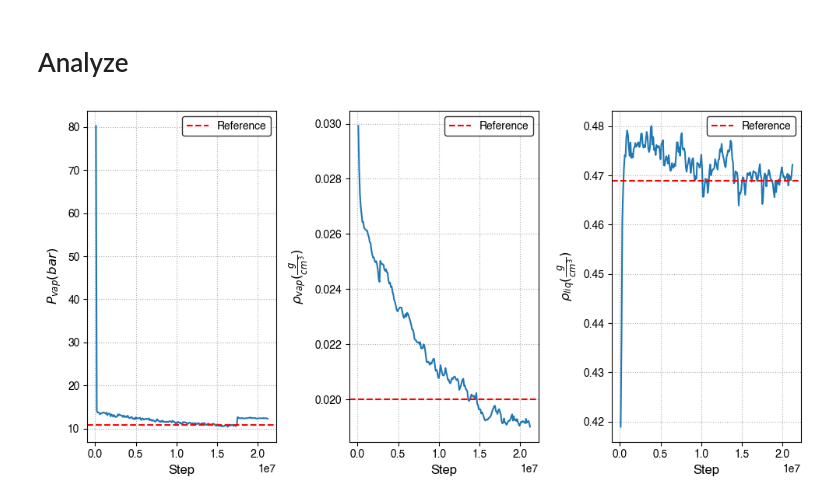
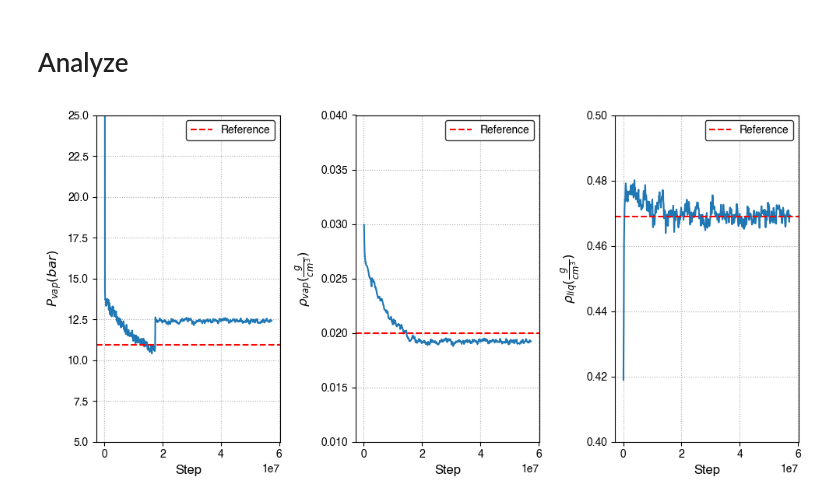
Before and after one commit to ahy3nz/mosdef_trappe, a Jupyter notebook: mosdef_trappe/simulate_VLE.ipynb, the cells around one changed output. Drawn from its saved outputs; the diff is of its cells as text; code cells hidden in the pictures.

```diff
--- a/mosdef_trappe/simulate_VLE.ipynb
+++ b/mosdef_trappe/simulate_VLE.ipynb
@@ -57,6 +57,8 @@ vapor5_df = gomc_functions.dat_to_df('pre-computed/Blk_restart4_BOX_0.dat')
 liquid5_df = gomc_functions.dat_to_df('pre-computed/Blk_restart4_BOX_1.dat')
 vapor6_df = gomc_functions.dat_to_df('pre-computed/Blk_restart5_BOX_0.dat')
 liquid6_df = gomc_functions.dat_to_df('pre-computed/Blk_restart5_BOX_1.dat')
+vapor7_df = gomc_functions.dat_to_df('pre-computed/Blk_restart6_BOX_0.dat')
+liquid7_df = gomc_functions.dat_to_df('pre-computed/Blk_restart6_BOX_1.dat')
 
 vapor2_df['#STEPS'] += vapor_df.iloc[-1]['#STEPS']
 liquid2_df['#STEPS'] += liquid_df.iloc[-1]['#STEPS']
@@ -82,34 +84,42 @@ vapor6_df['#STEPS'] += vapor_df.iloc[-1]['#STEPS']
 liquid6_df['#STEPS'] += liquid_df.iloc[-1]['#STEPS']
 vapor_df = vapor_df.append(vapor6_df)
 liquid_df = liquid_df.append(liquid6_df)
+
+vapor7_df['#STEPS'] += vapor_df.iloc[-1]['#STEPS']
+liquid7_df['#STEPS'] += liquid_df.iloc[-1]['#STEPS']
+vapor_df = vapor_df.append(vapor7_df)
+liquid_df = liquid_df.append(liquid7_df)
 # %%
 with matplotlib.rc_context(fname='pre-computed/matplotlibrc'):
     fig, ax = plt.subplots(1,3, figsize=(10,5))
     ax[0].plot(vapor_df['#STEPS'], vapor_df['PRESSURE'])
     ax[0].axhline(statepoint['P_vap'].in_units(u.bar).value, label='Reference',
                  color='red', linestyle='--')
     ax[0].set_ylabel(r"$P_{vap}(bar)$")
     ax[0].set_xlabel("Step")
     ax[0].ticklabel_format(axis='x', style='sci', scilimits=(0,0))
+    ax[0].set_ylim([5, 25])
     ax[0].legend()
 
     ax[1].plot(vapor_df['#STEPS'], vapor_df['TOT_DENS'])
     ax[1].axhline(statepoint['rho_vap'].in_units(u.g/u.cm**3).value, label='Reference',
                  color='red', linestyle='--')
     ax[1].set_ylabel(r"$\rho_{vap} (\frac{g}{cm^3})$")
     ax[1].set_xlabel("Step")
     ax[1].ticklabel_format(axis='x', style='sci', scilimits=(0,0))
+    ax[1].set_ylim([0.01,0.04])
     ax[1].legend()
 
     ax[2].plot(liquid_df['#STEPS'], liquid_df['TOT_DENS'])
     ax[2].axhline(statepoint['rho_liq'].in_units(u.g/u.cm**3).value, label='Reference',
                  color='red', linestyle='--')
     ax[2].set_ylabel(r"$\rho_{liq} (\frac{g}{cm^3})$")
     ax[2].set_xlabel("Step")
     ax[2].ticklabel_format(axis='x', style='sci', scilimits=(0,0))
+    ax[2].set_ylim([0.4, 0.5])
     ax[2].legend()
 
     plt.tight_layout()
     fig.savefig('pre-computed/vle_plots.pdf')
 # %% [output]
-[figure, old version]
+[figure, new version]
```
Also changed, not shown: 15 other files.
